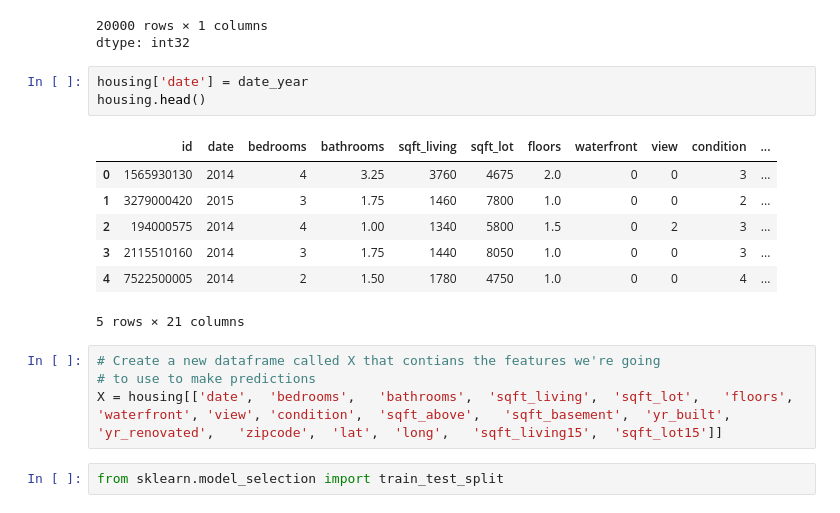
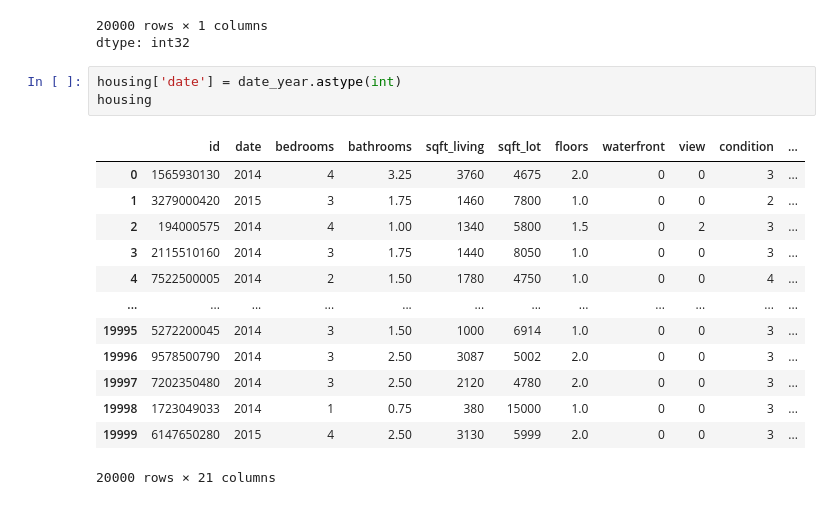
Before and after one commit to jrfanfan/Android_temp_con, a Jupyter notebook: notebooks/starter_housing.ipynb, the cells around one changed output. Cells and saved outputs as stored; diff of their text form.

```diff
--- a/notebooks/starter_housing.ipynb
+++ b/notebooks/starter_housing.ipynb
@@ -43,19 +41,19 @@ date_year
 20000 rows × 1 columns
 dtype: int32
 # %%
-housing['date'] = date_year
-housing.head()
+housing['date'] = date_year.astype(int)
+housing
 # %% [output]
 |  | id | date | bedrooms | bathrooms | sqft_living | sqft_lot | floors | waterfront | view | condition | ... |
 | 0 | 1565930130 | 2014 | 4 | 3.25 | 3760 | 4675 | 2.0 | 0 | 0 | 3 | ... |
 | 1 | 3279000420 | 2015 | 3 | 1.75 | 1460 | 7800 | 1.0 | 0 | 0 | 2 | ... |
 | 2 | 194000575 | 2014 | 4 | 1.00 | 1340 | 5800 | 1.5 | 0 | 2 | 3 | ... |
 | 3 | 2115510160 | 2014 | 3 | 1.75 | 1440 | 8050 | 1.0 | 0 | 0 | 3 | ... |
 | 4 | 7522500005 | 2014 | 2 | 1.50 | 1780 | 4750 | 1.0 | 0 | 0 | 4 | ... |
+| ... | ... | ... | ... | ... | ... | ... | ... | ... | ... | ... | ... |
+| 19995 | 5272200045 | 2014 | 3 | 1.50 | 1000 | 6914 | 1.0 | 0 | 0 | 3 | ... |
+| 19996 | 9578500790 | 2014 | 3 | 2.50 | 3087 | 5002 | 2.0 | 0 | 0 | 3 | ... |
+| 19997 | 7202350480 | 2014 | 3 | 2.50 | 2120 | 4780 | 2.0 | 0 | 0 | 3 | ... |
+| 19998 | 1723049033 | 2014 | 1 | 0.75 | 380 | 15000 | 1.0 | 0 | 0 | 3 | ... |
+| 19999 | 6147650280 | 2015 | 4 | 2.50 | 3130 | 5999 | 2.0 | 0 | 0 | 3 | ... |
-5 rows × 21 columns
+20000 rows × 21 columns
-# %%
-# Create a new dataframe called X that contians the features we're going
-# to use to make predictions
-X = housing[['date',  'bedrooms',   'bathrooms',  'sqft_living',  'sqft_lot',   'floors',   'waterfront', 'view', 'condition',  'sqft_above',   'sqft_basement',  'yr_built',   'yr_renovated',   'zipcode',  'lat',  'long',   'sqft_living15',  'sqft_lot15']]
-# %%
-from sklearn.model_selection import train_test_split
```
Also changed, not shown: parts of 25 cells of this notebook.
